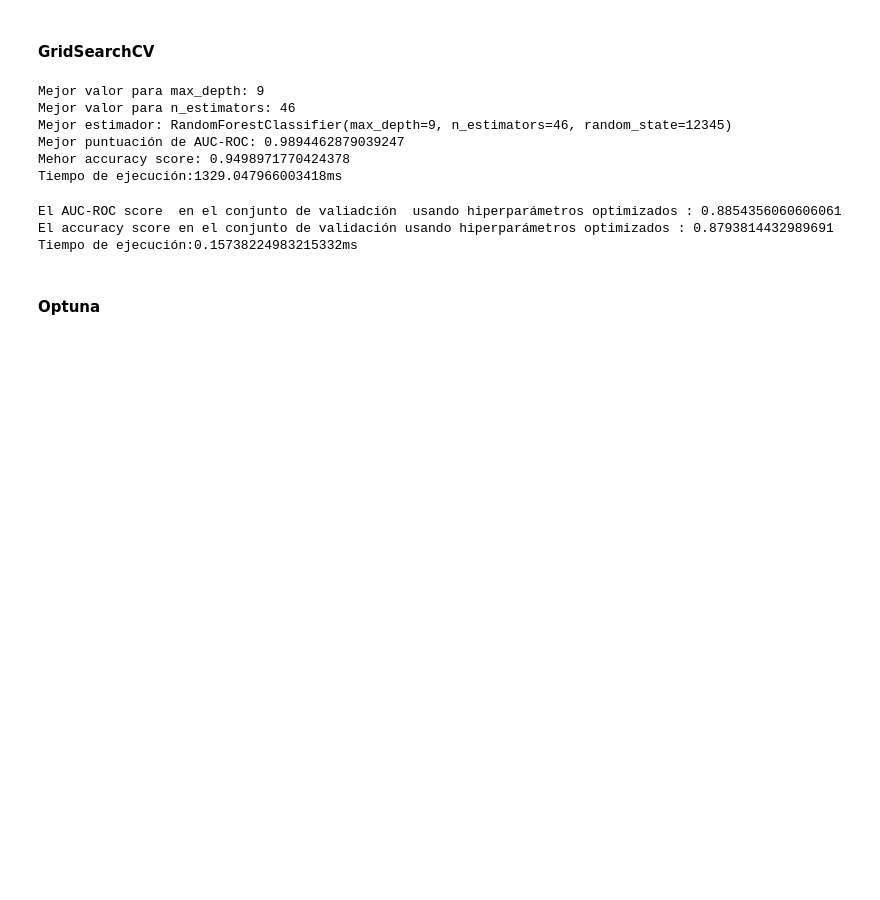
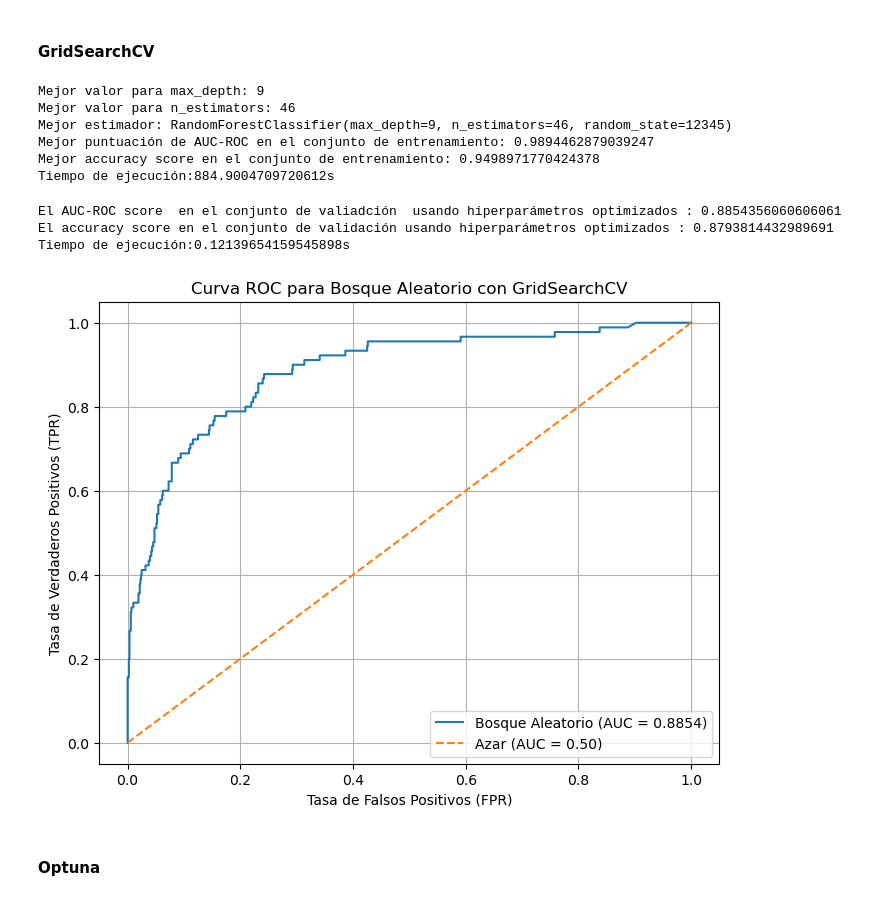
Before and after one commit to ja19191990/Retencion_de_clientes_en_la_industria_de_telecomunicaciones, a Jupyter notebook: 4.Models.ipynb, the cells around one changed output. Drawn from its saved outputs; the diff is of its cells as text; code cells hidden in the pictures; blank space fills up the shorter version.

```diff
--- a/4.Models.ipynb
+++ b/4.Models.ipynb
@@ -269,16 +310,16 @@ acc_score_clf_train = accuracy_score(
 print(f"Mejor valor para max_depth: {clf.best_params_['max_depth']}")
 print(f"Mejor valor para n_estimators: {clf.best_params_['n_estimators']}")
 print(f"Mejor estimador: {clf.best_estimator_}")
-print(f"Mejor puntuación de AUC-ROC: {clf.best_score_}")
-print(f"Mehor accuracy score: {acc_score_clf_train}")
-print('Tiempo de ejecución:' + str((time.time() - start_time)) + 'ms')
+print(f"Mejor puntuación de AUC-ROC en el conjunto de entrenamiento: {clf.best_score_}")
+print(f"Mejor accuracy score en el conjunto de entrenamiento: {acc_score_clf_train}")
+print('Tiempo de ejecución:' + str((time.time() - start_time)) + 's')
 # %% [output]
 Mejor valor para max_depth: 9
 Mejor valor para n_estimators: 46
 Mejor estimador: RandomForestClassifier(max_depth=9, n_estimators=46, random_state=12345)
-Mejor puntuación de AUC-ROC: 0.9894462879039247
-Mehor accuracy score: 0.9498971770424378
-Tiempo de ejecución:1329.047966003418ms
+Mejor puntuación de AUC-ROC en el conjunto de entrenamiento: 0.9894462879039247
+Mejor accuracy score en el conjunto de entrenamiento: 0.9498971770424378
+Tiempo de ejecución:884.9004709720612s
 # %%
 # Creación de modelo con mejores hiperparámetros
 clf = RandomForestClassifier(
@@ -303,11 +344,27 @@ acc_score_clf = accuracy_score(target_valid_ord, pred_valid_clf)
 
 print('El AUC-ROC score  en el conjunto de valiadción  usando hiperparámetros optimizados :', auc_score_clf)
 print('El accuracy score en el conjunto de validación usando hiperparámetros optimizados :', acc_score_clf)
-print('Tiempo de ejecución:' + str((time.time() - start_time)) + 'ms')
+print('Tiempo de ejecución:' + str((time.time() - start_time)) + 's')
 # %% [output]
 El AUC-ROC score  en el conjunto de valiadción  usando hiperparámetros optimizados : 0.8854356060606061
 El accuracy score en el conjunto de validación usando hiperparámetros optimizados : 0.8793814432989691
-Tiempo de ejecución:0.15738224983215332ms
+Tiempo de ejecución:0.12139654159545898s
+# %%
+# Gráfico de curva AUC-ROC
+
+plt.figure(figsize=(8, 6))
+plt.plot(fpr_clf, tpr_clf,
+         label=f'Bosque Aleatorio (AUC = {auc_score_clf:.4f})')
+plt.plot([0, 1], [0, 1], linestyle='--',
+         label='Azar (AUC = 0.50)')
+plt.xlabel('Tasa de Falsos Positivos (FPR)')
+plt.ylabel('Tasa de Verdaderos Positivos (TPR)')
+plt.title('Curva ROC para Bosque Aleatorio con GridSearchCV')
+plt.legend(loc='lower right')
+plt.grid()
+plt.show()
+# %% [output]
+[figure, added]
 # %% [markdown]
 #### Optuna
 # %%
```
Also changed, not shown: parts of 21 cells of this notebook, 4 other files.
